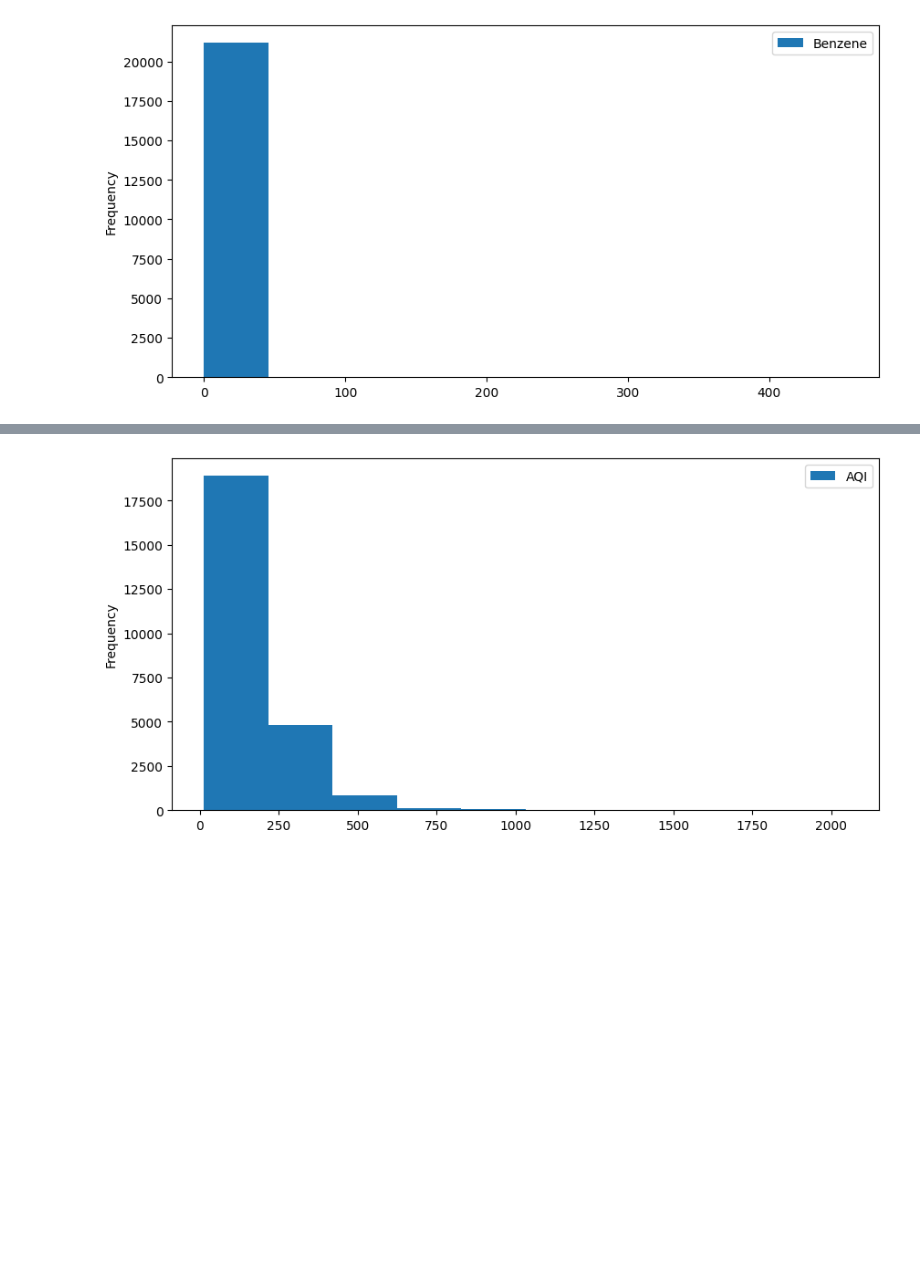
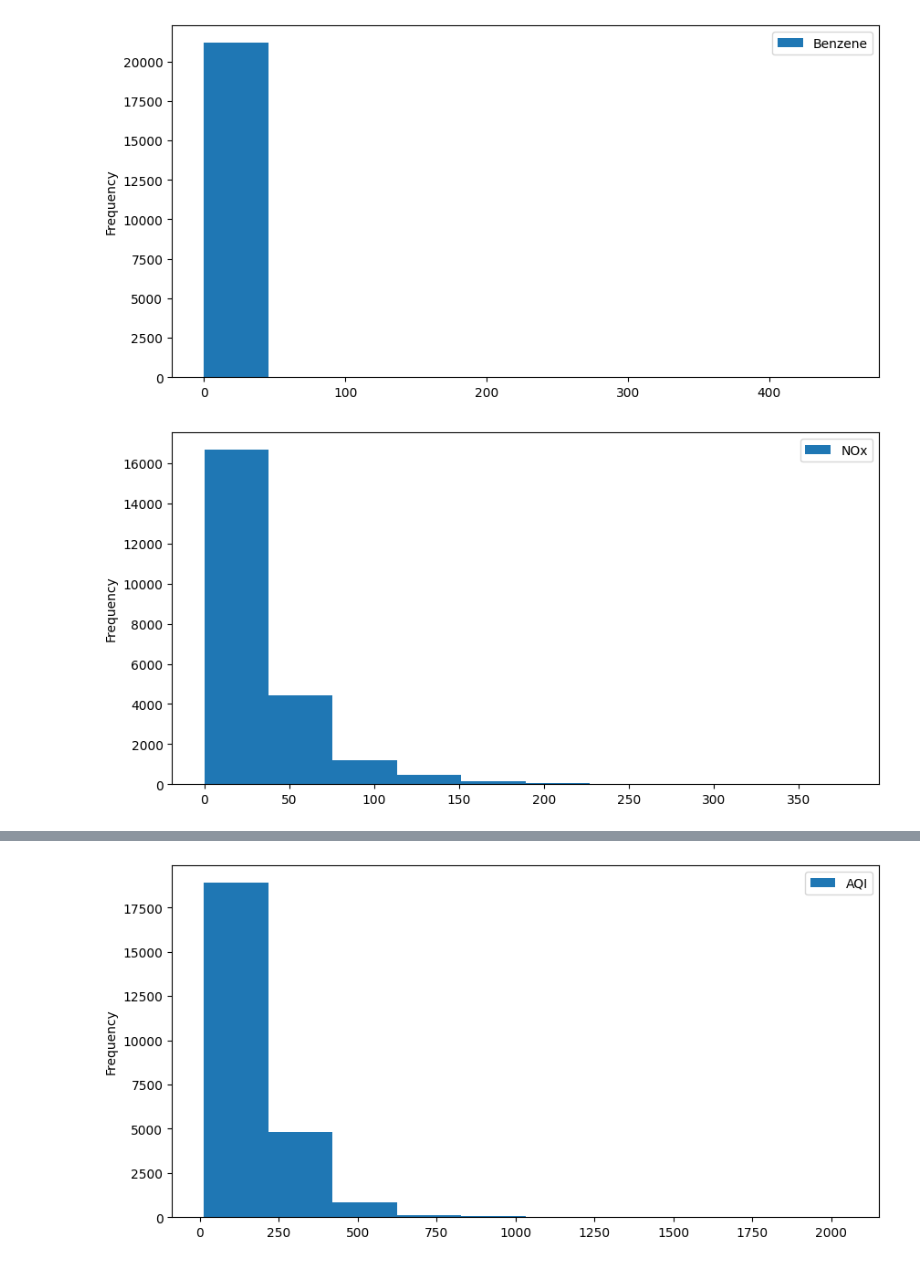
Before and after one commit to Pranithredd/AQI-prediction-, a Jupyter notebook: AQI prediction.ipynb, the cells around one changed output, grey strips where cells are left out. Cells and saved outputs as stored; diff of their text form; code cells hidden in the pictures; blank space fills up the shorter version.

```diff
--- a/AQI prediction.ipynb
+++ b/AQI prediction.ipynb
@@ -162,3 +168,10 @@ plt.legend()
 plt.show()
 # %% [output]
 [figure]
+# %%
+
+df['NOx'].plot(kind = 'hist', figsize=(10,5))
+plt.legend()
+plt.show()
+# %% [output]
+[figure, added]
```
Also changed, not shown: parts of 38 cells of this notebook.
